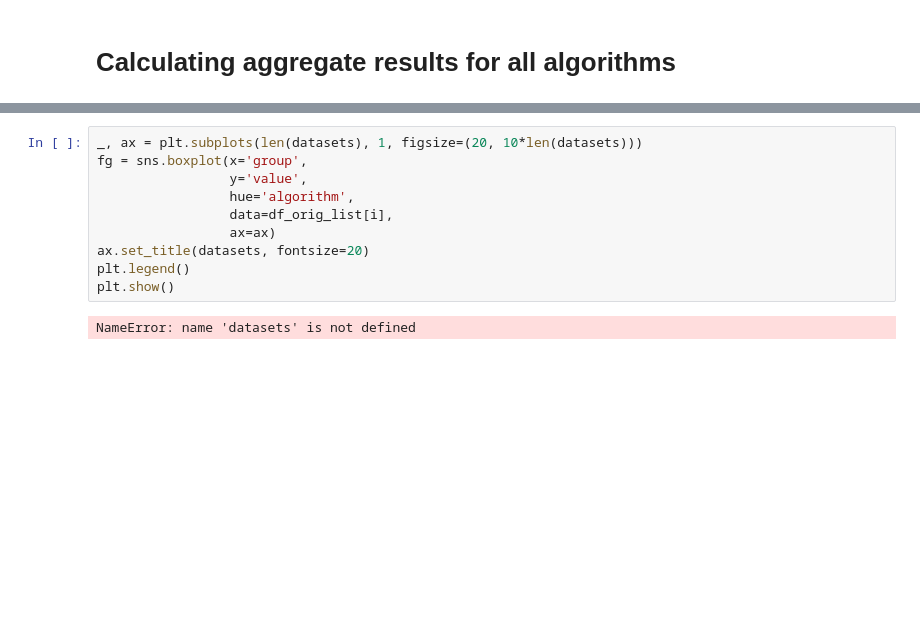
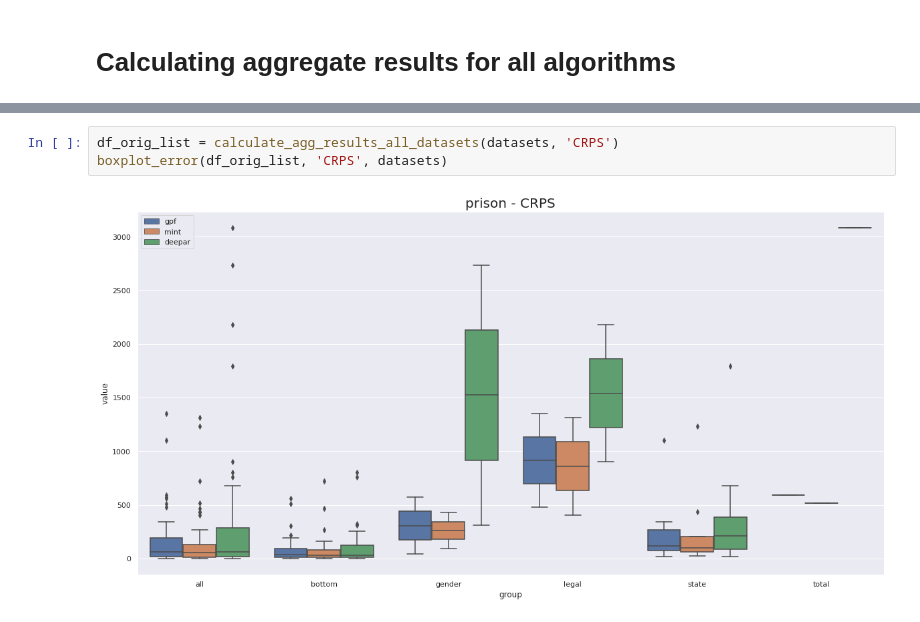
Before and after one commit to luisroque/run_models_distributed, a Jupyter notebook: notebooks/Results_comparing_all_algorithms_paper1_probabilistic.ipynb, the cells around one changed output, grey strips where cells are left out. Cells and saved outputs as stored; diff of their text form; blank space fills up the shorter version.

```diff
--- a/notebooks/Results_comparing_all_algorithms_paper1_probabilistic.ipynb
+++ b/notebooks/Results_comparing_all_algorithms_paper1_probabilistic.ipynb
@@ -280,12 +301,5 @@ df_orig_list = calculate_agg_results_all_datasets(['prison'], 'CRPS')
 # %%
-_, ax = plt.subplots(len(datasets), 1, figsize=(20, 10*len(datasets)))
-fg = sns.boxplot(x='group',
-                 y='value',
-                 hue='algorithm',
-                 data=df_orig_list[i],
-                 ax=ax)
-ax.set_title(datasets, fontsize=20)
-plt.legend()
-plt.show()
+df_orig_list = calculate_agg_results_all_datasets(datasets, 'CRPS')
+boxplot_error(df_orig_list, 'CRPS', datasets)
 # %% [output]
-NameError: name 'datasets' is not defined
+[figure, added]
```
Also changed, not shown: parts of 11 cells of this notebook, 1 other file.
